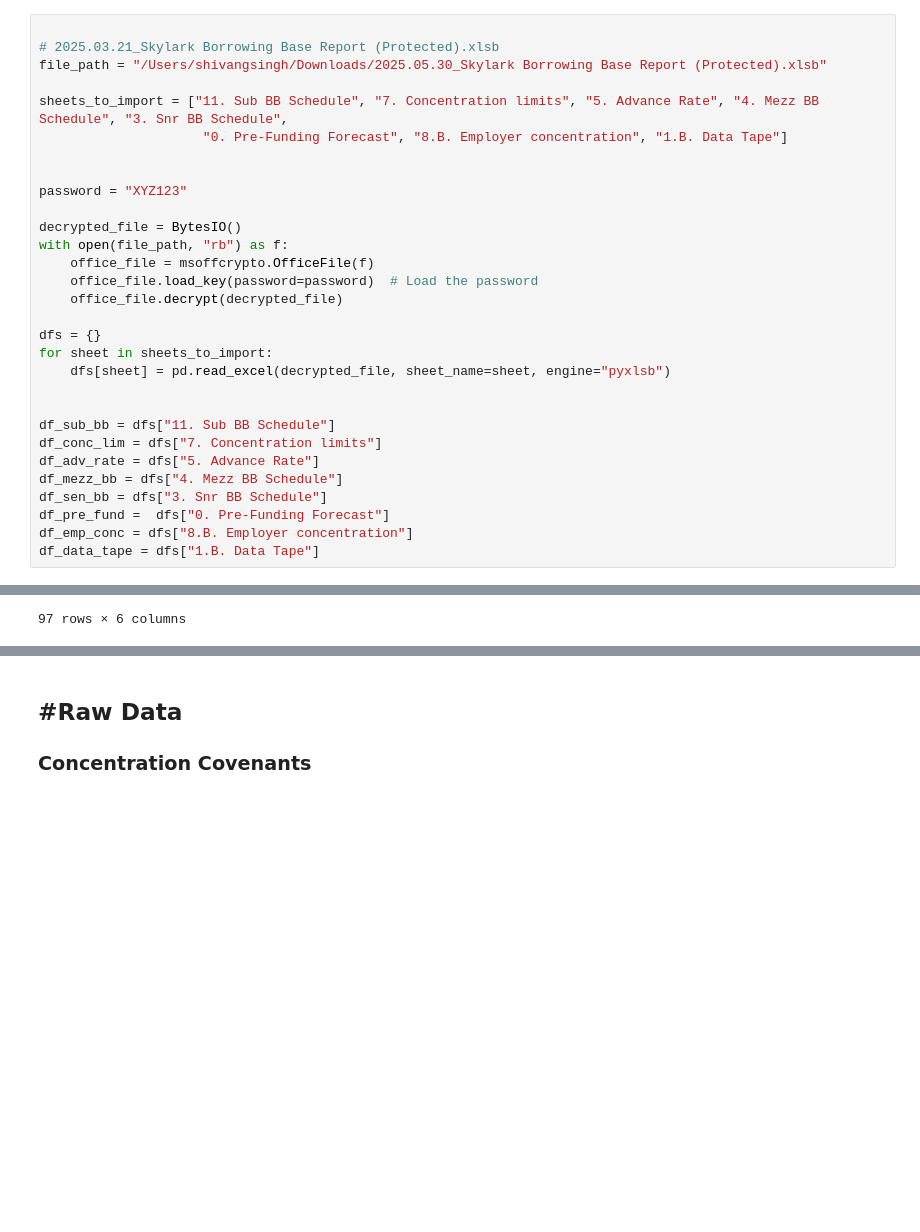
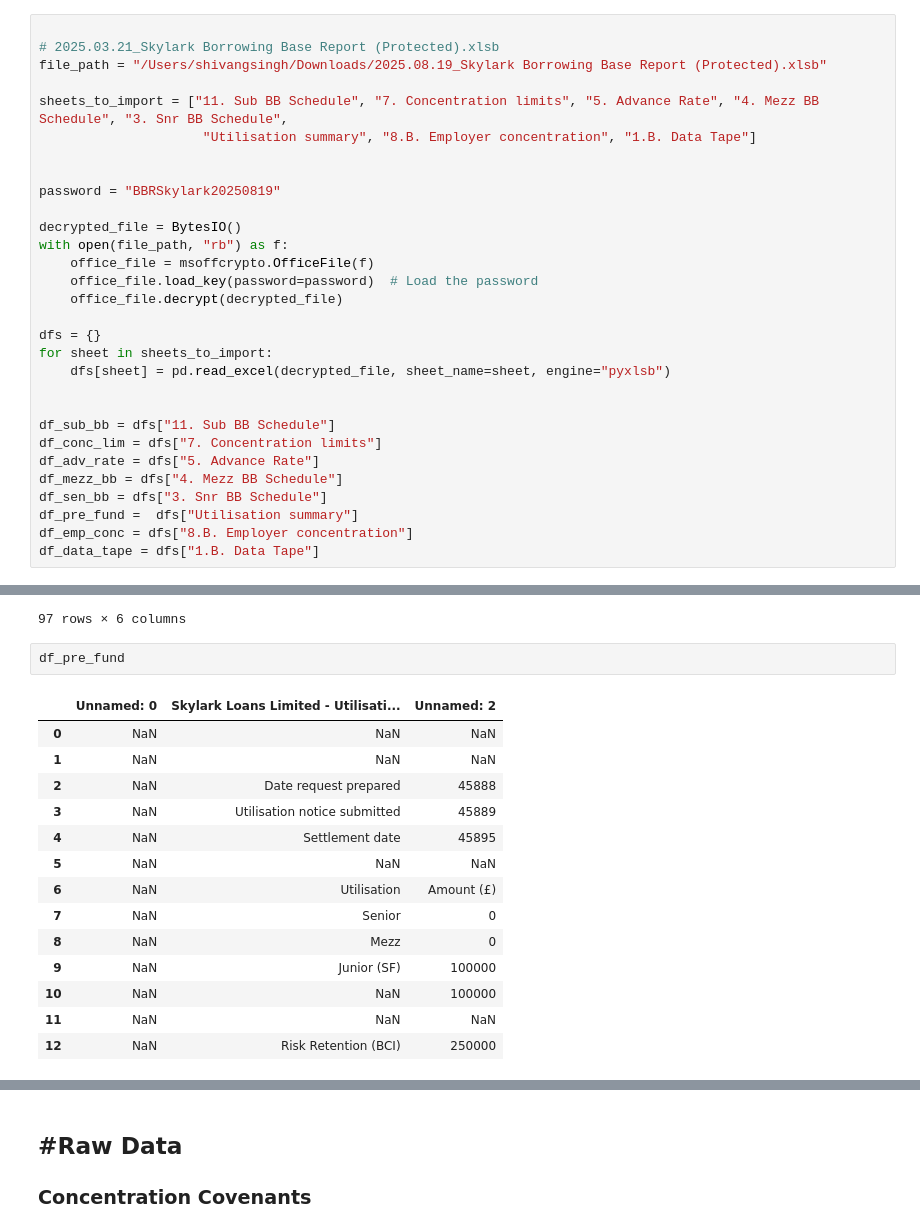
Before and after one commit to shivangbci/bci-automation, a Jupyter notebook: salaryfinance.ipynb, the cells around one changed output, grey strips where cells are left out. Drawn from its saved outputs; the diff is of its cells as text; blank space fills up the shorter version.

```diff
--- a/salaryfinance.ipynb
+++ b/salaryfinance.ipynb
@@ -11,13 +11,13 @@ from dateutil.relativedelta import relativedelta
 # %%
 
 # 2025.03.21_Skylark Borrowing Base Report (Protected).xlsb
-file_path = "/Users/shivangsingh/Downloads/2025.05.30_Skylark Borrowing Base Report (Protected).xlsb"
+file_path = "/Users/shivangsingh/Downloads/2025.08.19_Skylark Borrowing Base Report (Protected).xlsb"
 
 sheets_to_import = ["11. Sub BB Schedule", "7. Concentration limits", "5. Advance Rate", "4. Mezz BB Schedule", "3. Snr BB Schedule",
-                     "0. Pre-Funding Forecast", "8.B. Employer concentration", "1.B. Data Tape"]
+                     "Utilisation summary", "8.B. Employer concentration", "1.B. Data Tape"]
 
 
-password = "XYZ123"
+password = "BBRSkylark20250819"
 
 decrypted_file = BytesIO()
 with open(file_path, "rb") as f:
@@ -35,7 +35,7 @@ df_conc_lim = dfs["7. Concentration limits"]
 df_adv_rate = dfs["5. Advance Rate"]
 df_mezz_bb = dfs["4. Mezz BB Schedule"]
 df_sen_bb = dfs["3. Snr BB Schedule"]
-df_pre_fund =  dfs["0. Pre-Funding Forecast"]
+df_pre_fund =  dfs["Utilisation summary"]
 df_emp_conc = dfs["8.B. Employer concentration"]
 df_data_tape = dfs["1.B. Data Tape"]
 # %%
@@ -74,6 +74,23 @@ df_mezz_bb
 | 95 | NaN | NaN | NaN | NaN | NaN | NaN |
 | 96 | NaN | Mezzanine Net Eligible Salary Adv... | NaN | NaN | NaN | 9217712.158712 |
 97 rows × 6 columns
+# %%
+df_pre_fund
+# %% [output]
+|  | Unnamed: 0 | Skylark Loans Limited - Utilisati... | Unnamed: 2 |
+| 0 | NaN | NaN | NaN |
+| 1 | NaN | NaN | NaN |
+| 2 | NaN | Date request prepared | 45888 |
+| 3 | NaN | Utilisation notice submitted | 45889 |
+| 4 | NaN | Settlement date | 45895 |
+| 5 | NaN | NaN | NaN |
+| 6 | NaN | Utilisation | Amount (£) |
+| 7 | NaN | Senior | 0 |
+| 8 | NaN | Mezz | 0 |
+| 9 | NaN | Junior (SF) | 100000 |
+| 10 | NaN | NaN | 100000 |
+| 11 | NaN | NaN | NaN |
+| 12 | NaN | Risk Retention (BCI) | 250000 |
 # %%
 bb1 = df_mezz_bb.iloc[15, 5] + df_mezz_bb.iloc[20, 5]
 bb2 = df_mezz_bb.iloc[23:26, 5].sum()
```
Also changed, not shown: parts of 1 cell of this notebook.
